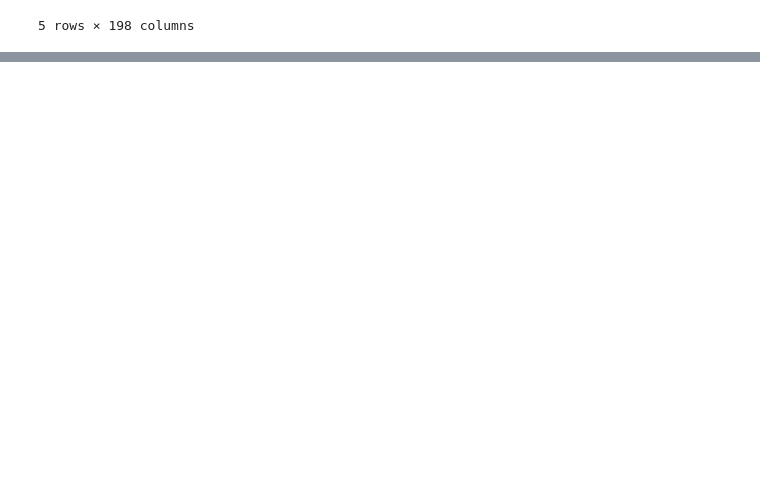
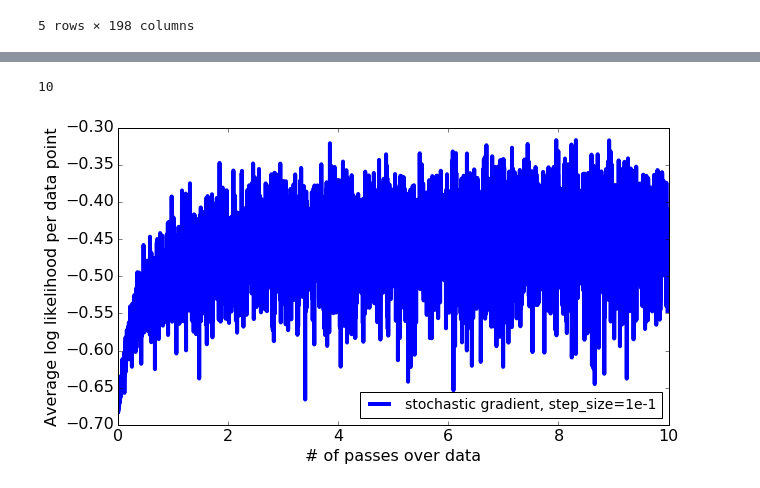
Before and after one commit to ah3200/Classification, a Jupyter notebook: week7/Stochastic-Gradient-Descent.ipynb, the cells around one changed output, grey strips where cells are left out. Saved outputs shown, nothing was run; the diff lists cells and outputs as text; code cells hidden in the pictures; blank space fills up the shorter version.

```diff
--- a/week7/Stochastic-Gradient-Descent.ipynb
+++ b/week7/Stochastic-Gradient-Descent.ipynb
@@ -54,0 +151,6 @@ AttributeError: 'DataFrame' object has no attribute 'random_split'
+# %%
+def feature_derivative(errors, feature):
+    # Compute the dot product of errors and feature
+    derivative = np.dot(errors, feature)
+        # Return the derivative
+    return derivative
@@ -54,0 +204,12 @@ AttributeError: 'DataFrame' object has no attribute 'random_split'
+# %%
+j = 1                        # Feature number
+i = 10                       # Data point number
+coefficients = np.zeros(194) # A point w at which we are computing the gradient.
+
+predictions = predict_probability(feature_matrix_train[i:i+1,:], coefficients)
+indicator = (sentiment_train[i:i+1]==+1)
+
+errors = indicator - predictions
+gradient_single_data_point = feature_derivative(errors, feature_matrix_train[i:i+1,j])
+print "Gradient single data point: %s" % gradient_single_data_point
+print "           --> Should print 0.0"
@@ -54,0 +393,9 @@ AttributeError: 'DataFrame' object has no attribute 'random_split'
+# %%
+step_size = 1e-1
+batch_size = 100
+num_passes = 10
+num_iterations = num_passes * int(len(feature_matrix_train)/batch_size)
+
+coefficients_sgd, log_likelihood_sgd = logistic_regression_SG(feature_matrix_train, sentiment_train,
+                                       initial_coefficients=np.zeros(194),
+                                       step_size=1e-1, batch_size=100, max_iter=num_iterations)
@@ -54,0 +420,24 @@ AttributeError: 'DataFrame' object has no attribute 'random_split'
+# %%
+num_passes
+# %% [output]
+10
+# %%
+import matplotlib.pyplot as plt
+%matplotlib inline
+
+def make_plot(log_likelihood_all, len_data, batch_size, smoothing_window=1, label=''):
+    plt.rcParams.update({'figure.figsize': (9,5)})
+    log_likelihood_all_ma = np.convolve(np.array(log_likelihood_all), \
+                                        np.ones((smoothing_window,))/smoothing_window, mode='valid')
+    plt.plot(np.array(range(smoothing_window-1, len(log_likelihood_all)))*float(batch_size)/len_data,
+             log_likelihood_all_ma, linewidth=4.0, label=label)
+    plt.rcParams.update({'font.size': 16})
+    plt.tight_layout()
+    plt.xlabel('# of passes over data')
+    plt.ylabel('Average log likelihood per data point')
+    plt.legend(loc='lower right', prop={'size':14})
+# %%
+make_plot(log_likelihood_sgd, len_data=len(feature_matrix_train), batch_size=100,
+          label='stochastic gradient, step_size=1e-1')
+# %% [output]
+[figure, added]
```
Also changed, not shown: parts of 39 cells of this notebook, 1 other file.
